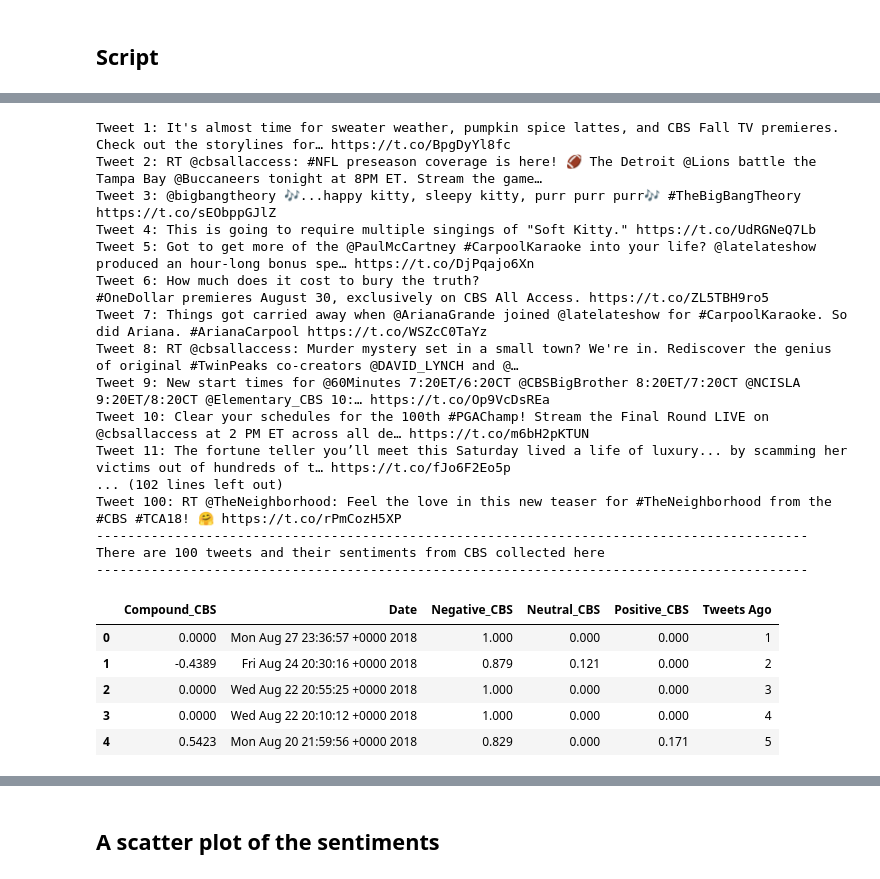
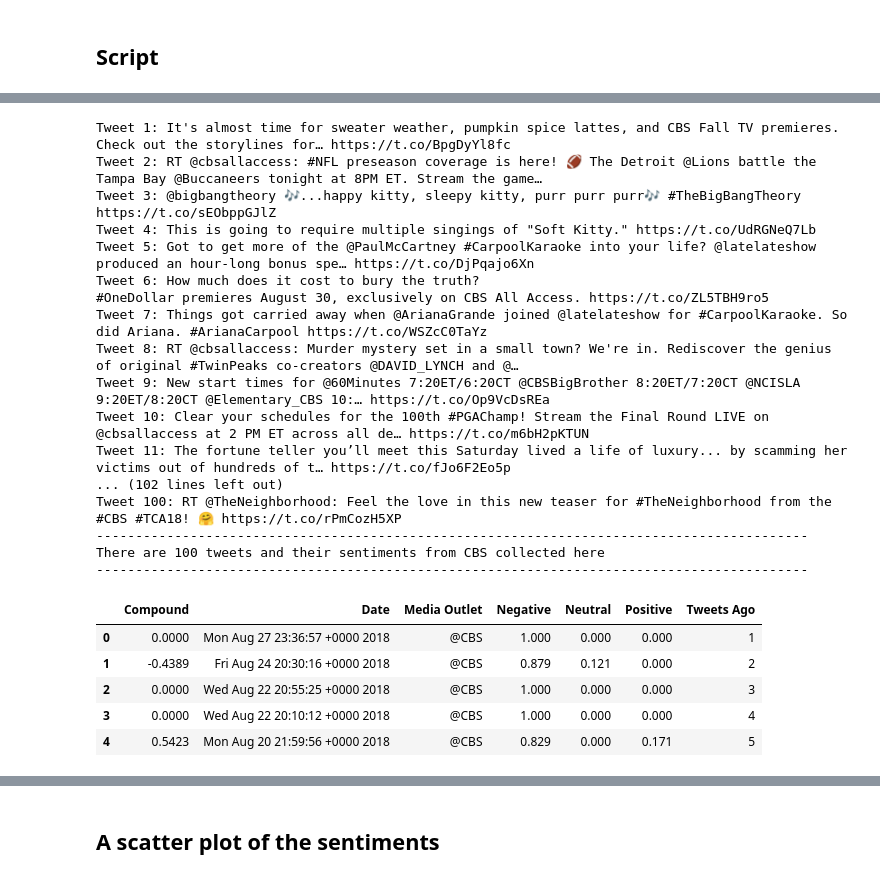
Before and after one commit to shrawantee/Vader-Sentiment-Analysis-Social-Analytics, a Jupyter notebook: HW7 - Social Analytics-NewsMood.ipynb, the cells around one changed output, grey strips where cells are left out. Drawn from its saved outputs; the diff is of its cells as text; code cells hidden in the pictures.

```diff
--- a/HW7 - Social Analytics-NewsMood.ipynb
+++ b/HW7 - Social Analytics-NewsMood.ipynb
@@ -90,11 +93,12 @@ for x in range(5):
 
         # Append sentiments for each tweet from @BBC
         sentiments.append({"Date": tweet["created_at"],
-                           "Compound_BBC": compound,
-                           "Positive_BBC": pos,
-                           "Negative_BBC": neu,
-                           "Neutral_BBC": neg,
-                           "Tweets Ago": counter})
+                           "Compound": compound,
+                           "Positive": pos,
+                           "Negative": neu,
+                           "Neutral": neg,
+                           "Tweets Ago": counter,
+                          "Media Outlet": target_user})
 
         # Add to counter
         counter = counter + 1
@@ -162,47 +166,48 @@ for x in range(5):
 
         # Append sentiments for each tweet from @BBC
         sentiments.append({"Date": tweet["created_at"],
-                           "Compound_CBS": compound,
-                           "Positive_CBS": pos,
-                           "Negative_CBS": neu,
-                           "Neutral_CBS": neg,
-                           "Tweets Ago": counter})
+                           "Compound": compound,
+                           "Positive": pos,
+                           "Negative": neu,
+                           "Neutral": neg,
+                           "Tweets Ago": counter,
+                          "Media Outlet": target_user})
 
         # Add to counter
         counter = counter + 1
 
 CBS =pd.DataFrame.from_dict(sentiments)
 
 
 print(f"-------------------------------------------------------------------------------------------")
 print(f"There are {len(CBS)} tweets and their sentiments from CBS collected here")
 print(f"-------------------------------------------------------------------------------------------")
 
 CBS.head()
 # %% [output]
 Tweet 1: It's almost time for sweater weather, pumpkin spice lattes, and CBS Fall TV premieres. Check out the storylines for… https://t.co/BpgDyYl8fc
 Tweet 2: RT @cbsallaccess: #NFL preseason coverage is here! 🏈 The Detroit @Lions battle the Tampa Bay @Buccaneers tonight at 8PM ET. Stream the game…
 Tweet 3: @bigbangtheory 🎶...happy kitty, sleepy kitty, purr purr purr🎶 #TheBigBangTheory https://t.co/sEObppGJlZ
 Tweet 4: This is going to require multiple singings of "Soft Kitty." https://t.co/UdRGNeQ7Lb
 Tweet 5: Got to get more of the @PaulMcCartney #CarpoolKaraoke into your life? @latelateshow produced an hour-long bonus spe… https://t.co/DjPqajo6Xn
 Tweet 6: How much does it cost to bury the truth?
 #OneDollar premieres August 30, exclusively on CBS All Access. https://t.co/ZL5TBH9ro5
 Tweet 7: Things got carried away when @ArianaGrande joined @latelateshow for #CarpoolKaraoke. So did Ariana. #ArianaCarpool https://t.co/WSZcC0TaYz
 Tweet 8: RT @cbsallaccess: Murder mystery set in a small town? We're in. Rediscover the genius of original #TwinPeaks co-creators @DAVID_LYNCH and @…
 Tweet 9: New start times for @60Minutes 7:20ET/6:20CT @CBSBigBrother 8:20ET/7:20CT @NCISLA 9:20ET/8:20CT @Elementary_CBS 10:… https://t.co/Op9VcDsREa
 Tweet 10: Clear your schedules for the 100th #PGAChamp! Stream the Final Round LIVE on @cbsallaccess at 2 PM ET across all de… https://t.co/m6bH2pKTUN
 Tweet 11: The fortune teller you’ll meet this Saturday lived a life of luxury... by scamming her victims out of hundreds of t… https://t.co/fJo6F2Eo5p
 ... (102 lines left out)
 Tweet 100: RT @TheNeighborhood: Feel the love in this new teaser for #TheNeighborhood from the #CBS #TCA18! 🤗 https://t.co/rPmCozH5XP
 -------------------------------------------------------------------------------------------
 There are 100 tweets and their sentiments from CBS collected here
 -------------------------------------------------------------------------------------------
-|  | Compound_CBS | Date | Negative_CBS | Neutral_CBS | Positive_CBS | Tweets Ago |
-| 0 | 0.0000 | Mon Aug 27 23:36:57 +0000 2018 | 1.000 | 0.000 | 0.000 | 1 |
-| 1 | -0.4389 | Fri Aug 24 20:30:16 +0000 2018 | 0.879 | 0.121 | 0.000 | 2 |
-| 2 | 0.0000 | Wed Aug 22 20:55:25 +0000 2018 | 1.000 | 0.000 | 0.000 | 3 |
-| 3 | 0.0000 | Wed Aug 22 20:10:12 +0000 2018 | 1.000 | 0.000 | 0.000 | 4 |
-| 4 | 0.5423 | Mon Aug 20 21:59:56 +0000 2018 | 0.829 | 0.000 | 0.171 | 5 |
+|  | Compound | Date | Media Outlet | Negative | Neutral | Positive | Tweets Ago |
+| 0 | 0.0000 | Mon Aug 27 23:36:57 +0000 2018 | @CBS | 1.000 | 0.000 | 0.000 | 1 |
+| 1 | -0.4389 | Fri Aug 24 20:30:16 +0000 2018 | @CBS | 0.879 | 0.121 | 0.000 | 2 |
+| 2 | 0.0000 | Wed Aug 22 20:55:25 +0000 2018 | @CBS | 1.000 | 0.000 | 0.000 | 3 |
+| 3 | 0.0000 | Wed Aug 22 20:10:12 +0000 2018 | @CBS | 1.000 | 0.000 | 0.000 | 4 |
+| 4 | 0.5423 | Mon Aug 20 21:59:56 +0000 2018 | @CBS | 0.829 | 0.000 | 0.171 | 5 |
 # %%
 # Target Account
 target_user = "@CNN"
```
Also changed, not shown: parts of 10 cells of this notebook, 5 other files.
